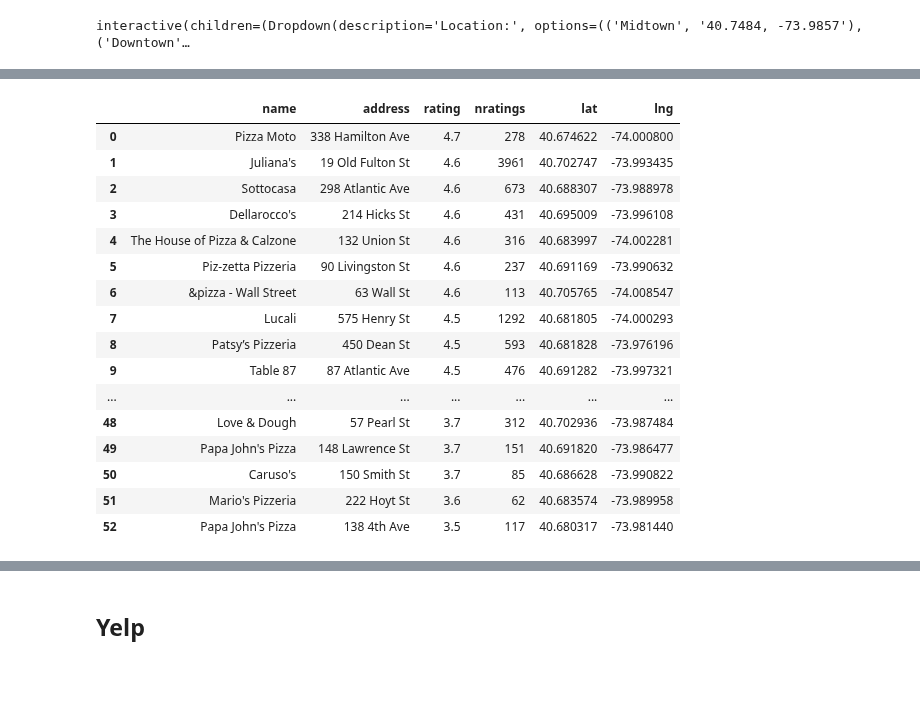
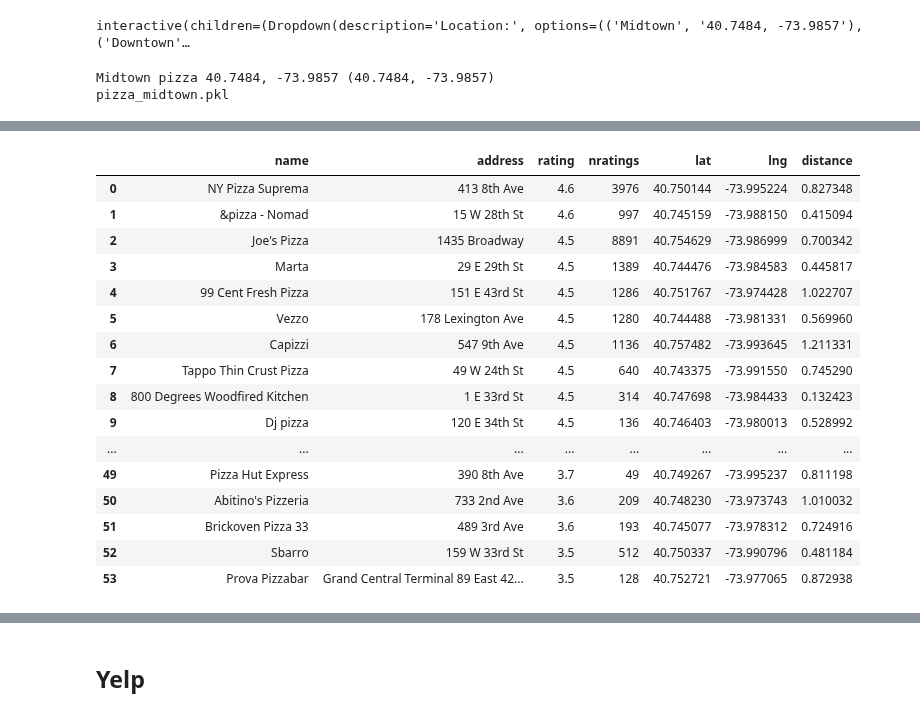
Before and after one commit to druce/Pizza, a Jupyter notebook: pizza.ipynb, the cells around one changed output, grey strips where cells are left out. Drawn from its saved outputs; the diff is of its cells as text; code cells hidden in the pictures; blank space fills up the shorter version.

```diff
--- a/pizza.ipynb
+++ b/pizza.ipynb
@@ -115,6 +126,22 @@ def get_loc(loc = widgets.Dropdown(
     return loc
 # %% [output]
 interactive(children=(Dropdown(description='Location:', options=(('Midtown', '40.7484, -73.9857'), ('Downtown'…
+# %%
+for test_keyword, test_location in product(keyword_options, location_options):
+    keyword = test_keyword[1]
+    location_name = test_location[0]
+    location = test_location[1]
+    location_coords = eval(test_location[1])
+    test_pickle_filename = keyword + "_" + location_name.replace(' ', '').lower() + ".pkl"
+
+    if not path.exists(test_pickle_filename):
+        break
+
+print(location_name, keyword, location, location_coords)
+print(test_pickle_filename)
+# %% [output]
+Midtown pizza 40.7484, -73.9857 (40.7484, -73.9857)
+pizza_midtown.pkl
 # %%
 figure_layout = {
     'width': '800px',
@@ -132,7 +159,7 @@ fig
 MIN_USER_RATINGS = 40
 MIN_RATING = 3
 NRESULTS = 50
-RADIUS = 3000
+RADIUS = 1000
 # %%
 # gmaps options
 GMAPS_URL = "https://maps.googleapis.com/maps/api/place/nearbysearch/json"
@@ -144,10 +171,11 @@ ltype='establishment'
 # %%
 def gmaps_get_first_page(api_key, location, **kwargs):
     """get first page of results from gmaps using api_key, location, kwargs for search spec"""
+    # use either rankby or radius kwarg
     request_url = GMAPS_URL + '?key=' + api_key
     request_url += '&location=' + location
     for name, val in kwargs.items():
-        request_url += '&' + name + '=' + val
+        request_url += '&' + name + '=' + str(val)
     r = requests.get(request_url)
     j = r.json()
     return j
@@ -182,10 +210,11 @@ def gmaps_get_all_df(api_key, location, **kwargs):
     return venues_df
 
 
-def gmaps_get_df(location, keyword):
+def gmaps_get_df(location_coords, keyword):
 
     # use either rankby or radius
-    gmaps_df = gmaps_get_all_df(api_key, location, keyword=keyword, ltype=ltype, rankby=rankby)
+    location = "%.7f,%.7f" % location_coords
+    gmaps_df = gmaps_get_all_df(api_key, location, keyword=keyword, ltype=ltype, radius=RADIUS)
     if gmaps_df.empty:
         return None
     else:
@@ -197,11 +226,12 @@ def gmaps_get_df(location, keyword):
         gmaps_df.columns = ['name', 'address', 'rating', 'nratings', 'lat', 'lng']
         # drop trailing ", Brooklyn"
         gmaps_df['address'] = gmaps_df['address'].apply(lambda address: " ".join(address.split(',')[:-1]))
+        gmaps_df['distance'] = gmaps_df.apply(lambda row: distance((row['lat'], row['lng']), location_coords).km,
+                                              axis=1)
         return gmaps_df
 # %%
-# use either rankby or radius
-gmaps_df = gmaps_get_df(location, keyword)
-# runquery(api_key, location, keyword=keyword, ltype=ltype, radius=RADIUS)
+%%time
+gmaps_df = gmaps_get_df(location_coords, keyword)
 gmaps_df = gmaps_df.loc[(gmaps_df['nratings'] >= MIN_USER_RATINGS) & (gmaps_df['rating'] >= MIN_RATING)] \
         .sort_values(['rating', 'nratings'], ascending=False) \
         .reset_index(drop=True)
@@ -213,20 +242,20 @@ gmaps_df
-|  | name | address | rating | nratings | lat | lng |
-| 0 | Pizza Moto | 338 Hamilton Ave | 4.7 | 278 | 40.674622 | -74.000800 |
-| 1 | Juliana's | 19 Old Fulton St | 4.6 | 3961 | 40.702747 | -73.993435 |
-| 2 | Sottocasa | 298 Atlantic Ave | 4.6 | 673 | 40.688307 | -73.988978 |
-| 3 | Dellarocco's | 214 Hicks St | 4.6 | 431 | 40.695009 | -73.996108 |
-| 4 | The House of Pizza & Calzone | 132 Union St | 4.6 | 316 | 40.683997 | -74.002281 |
-| 5 | Piz-zetta Pizzeria | 90 Livingston St | 4.6 | 237 | 40.691169 | -73.990632 |
-| 6 | &pizza - Wall Street | 63 Wall St | 4.6 | 113 | 40.705765 | -74.008547 |
-| 7 | Lucali | 575 Henry St | 4.5 | 1292 | 40.681805 | -74.000293 |
-| 8 | Patsy’s Pizzeria | 450 Dean St | 4.5 | 593 | 40.681828 | -73.976196 |
-| 9 | Table 87 | 87 Atlantic Ave | 4.5 | 476 | 40.691282 | -73.997321 |
-| ... | ... | ... | ... | ... | ... | ... |
-| 48 | Love & Dough | 57 Pearl St | 3.7 | 312 | 40.702936 | -73.987484 |
-| 49 | Papa John's Pizza | 148 Lawrence St | 3.7 | 151 | 40.691820 | -73.986477 |
-| 50 | Caruso's | 150 Smith St | 3.7 | 85 | 40.686628 | -73.990822 |
-| 51 | Mario's Pizzeria | 222 Hoyt St | 3.6 | 62 | 40.683574 | -73.989958 |
-| 52 | Papa John's Pizza | 138 4th Ave | 3.5 | 117 | 40.680317 | -73.981440 |
+|  | name | address | rating | nratings | lat | lng | distance |
+| 0 | NY Pizza Suprema | 413 8th Ave | 4.6 | 3976 | 40.750144 | -73.995224 | 0.827348 |
+| 1 | &pizza - Nomad | 15 W 28th St | 4.6 | 997 | 40.745159 | -73.988150 | 0.415094 |
+| 2 | Joe's Pizza | 1435 Broadway | 4.5 | 8891 | 40.754629 | -73.986999 | 0.700342 |
+| 3 | Marta | 29 E 29th St | 4.5 | 1389 | 40.744476 | -73.984583 | 0.445817 |
+| 4 | 99 Cent Fresh Pizza | 151 E 43rd St | 4.5 | 1286 | 40.751767 | -73.974428 | 1.022707 |
+| 5 | Vezzo | 178 Lexington Ave | 4.5 | 1280 | 40.744488 | -73.981331 | 0.569960 |
+| 6 | Capizzi | 547 9th Ave | 4.5 | 1136 | 40.757482 | -73.993645 | 1.211331 |
+| 7 | Tappo Thin Crust Pizza | 49 W 24th St | 4.5 | 640 | 40.743375 | -73.991550 | 0.745290 |
+| 8 | 800 Degrees Woodfired Kitchen | 1 E 33rd St | 4.5 | 314 | 40.747698 | -73.984433 | 0.132423 |
+| 9 | Dj pizza | 120 E 34th St | 4.5 | 136 | 40.746403 | -73.980013 | 0.528992 |
+| ... | ... | ... | ... | ... | ... | ... | ... |
+| 49 | Pizza Hut Express | 390 8th Ave | 3.7 | 49 | 40.749267 | -73.995237 | 0.811198 |
+| 50 | Abitino's Pizzeria | 733 2nd Ave | 3.6 | 209 | 40.748230 | -73.973743 | 1.010032 |
+| 51 | Brickoven Pizza 33 | 489 3rd Ave | 3.6 | 193 | 40.745077 | -73.978312 | 0.724916 |
+| 52 | Sbarro | 159 W 33rd St | 3.5 | 512 | 40.750337 | -73.990796 | 0.481184 |
+| 53 | Prova Pizzabar | Grand Central Terminal 89 East 42... | 3.5 | 128 | 40.752721 | -73.977065 | 0.872938 |
 # %%
 # plot on google map
 
```
Also changed, not shown: parts of 17 cells of this notebook, 25 other files.
